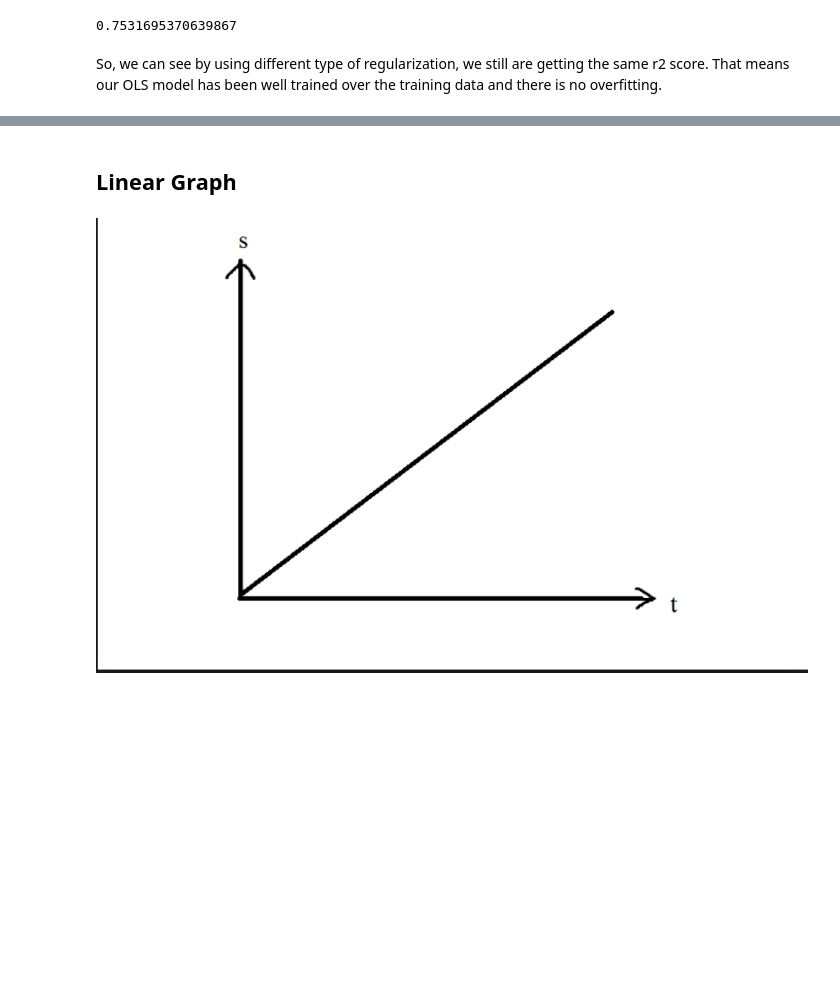
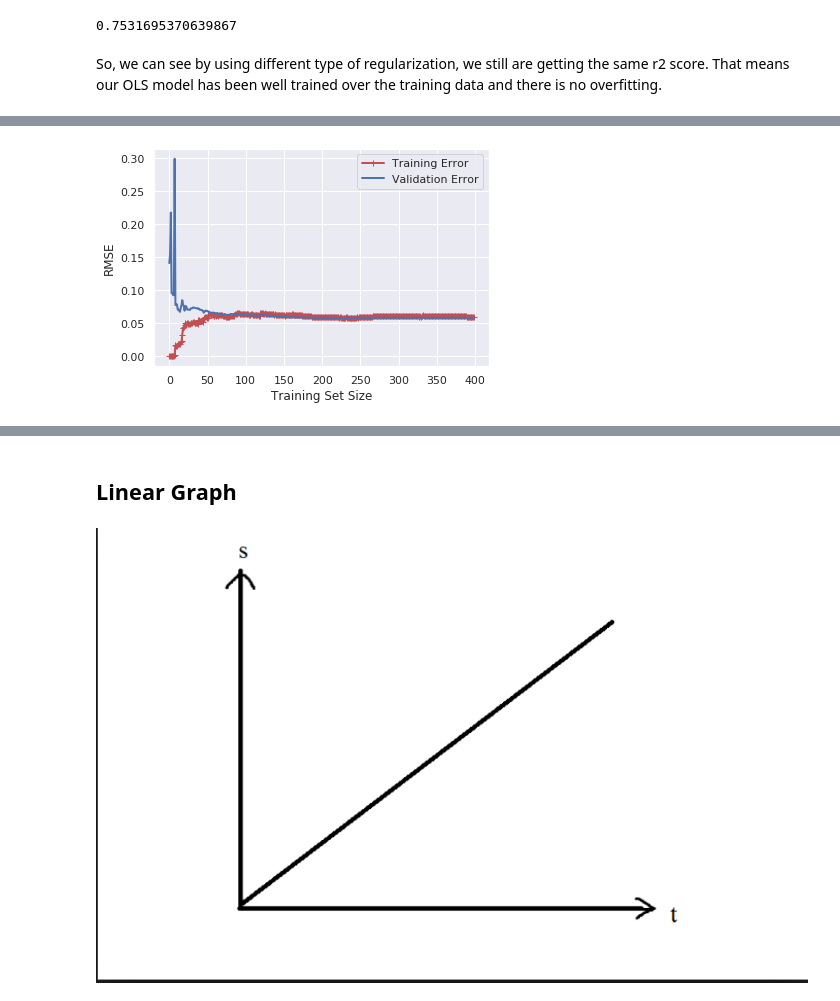
Before and after one commit to plaban1981/INEURON, a Jupyter notebook: Linear_Regression.ipynb, the cells around one changed output, grey strips where cells are left out. Cells and saved outputs as stored; diff of their text form; code cells hidden in the pictures; blank space fills up the shorter version.

```diff
--- a/Linear_Regression.ipynb
+++ b/Linear_Regression.ipynb
@@ -1204,0 +1229,4 @@ So, we can see by using different type of regularization, we still are getting t
+# %%
+plot_learning_curves(lasso_reg,X_scaled,y)
+# %% [output]
+[figure, added]
```
Also changed, not shown: parts of 34 cells of this notebook.
